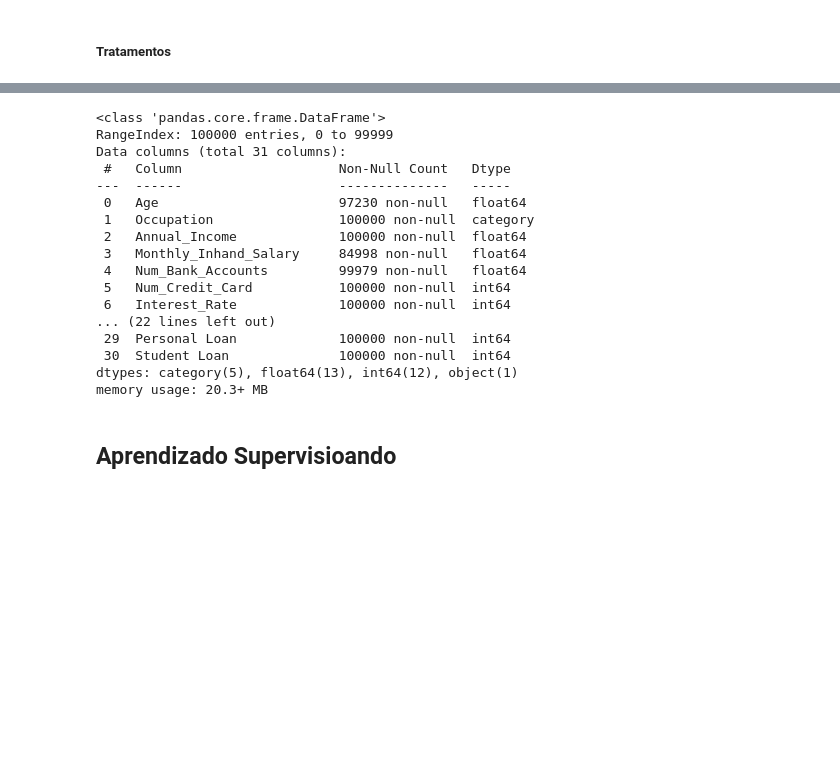
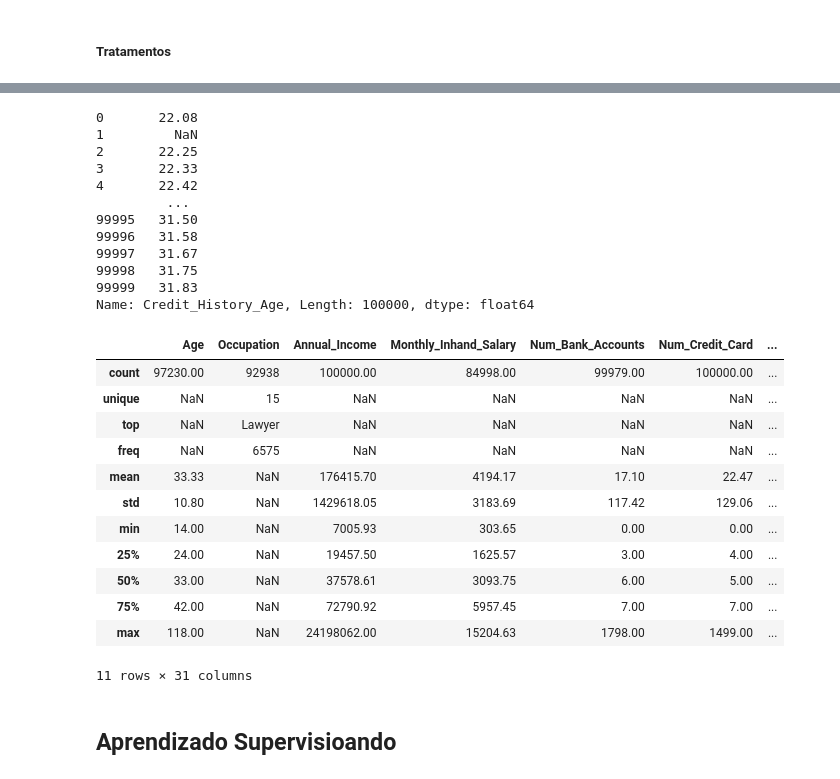
Before and after one commit to maurodomingues/Projeto_MachineLearningII, a Jupyter notebook: MLII_projeto.ipynb, the cells around one changed output, grey strips where cells are left out. Saved outputs shown, nothing was run; the diff lists cells and outputs as text; code cells hidden in the pictures; blank space fills up the shorter version.

```diff
--- a/MLII_projeto.ipynb
+++ b/MLII_projeto.ipynb
@@ -279,23 +338,54 @@ Index(['Auto Loan', 'Credit-Builder Loan', 'Debt Consolidation Loan',
+# %%
+def converter_para_anos(valor):
+    try:
+
+        valor_str = str(valor)
+
+        match = re.match(r'(\d+) Years and (\d+) Months', valor_str)
+
+        if match:
+            anos = int(match.group(1))
+            meses = int(match.group(2))
+            total_em_anos = anos + meses / 12
+            return round(total_em_anos, 2)
+        else:
+            return None
+    except:
+        return None
+
+
+df_credito['Credit_History_Age'] = df_credito['Credit_History_Age'].apply(converter_para_anos).astype(float)
 # %%
-df_credito.info()
+df_credito['Credit_History_Age']
 # %% [output]
-<class 'pandas.core.frame.DataFrame'>
-RangeIndex: 100000 entries, 0 to 99999
-Data columns (total 31 columns):
- #   Column                    Non-Null Count   Dtype
----  ------                    --------------   -----
- 0   Age                       97230 non-null   float64
- 1   Occupation                100000 non-null  category
- 2   Annual_Income             100000 non-null  float64
- 3   Monthly_Inhand_Salary     84998 non-null   float64
- 4   Num_Bank_Accounts         99979 non-null   float64
- 5   Num_Credit_Card           100000 non-null  int64
- 6   Interest_Rate             100000 non-null  int64
-... (22 lines left out)
- 29  Personal Loan             100000 non-null  int64
- 30  Student Loan              100000 non-null  int64
-dtypes: category(5), float64(13), int64(12), object(1)
-memory usage: 20.3+ MB
+0       22.08
+1         NaN
+2       22.25
+3       22.33
+4       22.42
+         ...
+99995   31.50
+99996   31.58
+99997   31.67
+99998   31.75
+99999   31.83
+Name: Credit_History_Age, Length: 100000, dtype: float64
+# %%
+df_credito.describe(include='all')
+# %% [output]
+|  | Age | Occupation | Annual_Income | Monthly_Inhand_Salary | Num_Bank_Accounts | Num_Credit_Card | ... |
+| count | 97230.00 | 92938 | 100000.00 | 84998.00 | 99979.00 | 100000.00 | ... |
+| unique | NaN | 15 | NaN | NaN | NaN | NaN | ... |
+| top | NaN | Lawyer | NaN | NaN | NaN | NaN | ... |
+| freq | NaN | 6575 | NaN | NaN | NaN | NaN | ... |
+| mean | 33.33 | NaN | 176415.70 | 4194.17 | 17.10 | 22.47 | ... |
+| std | 10.80 | NaN | 1429618.05 | 3183.69 | 117.42 | 129.06 | ... |
+| min | 14.00 | NaN | 7005.93 | 303.65 | 0.00 | 0.00 | ... |
+| 25% | 24.00 | NaN | 19457.50 | 1625.57 | 3.00 | 4.00 | ... |
+| 50% | 33.00 | NaN | 37578.61 | 3093.75 | 6.00 | 5.00 | ... |
+| 75% | 42.00 | NaN | 72790.92 | 5957.45 | 7.00 | 7.00 | ... |
+| max | 118.00 | NaN | 24198062.00 | 15204.63 | 1798.00 | 1499.00 | ... |
+11 rows × 31 columns
 # %% [markdown]
 ## Aprendizado Supervisioando
 # %% [markdown]
```
Also changed, not shown: parts of 27 cells of this notebook.
